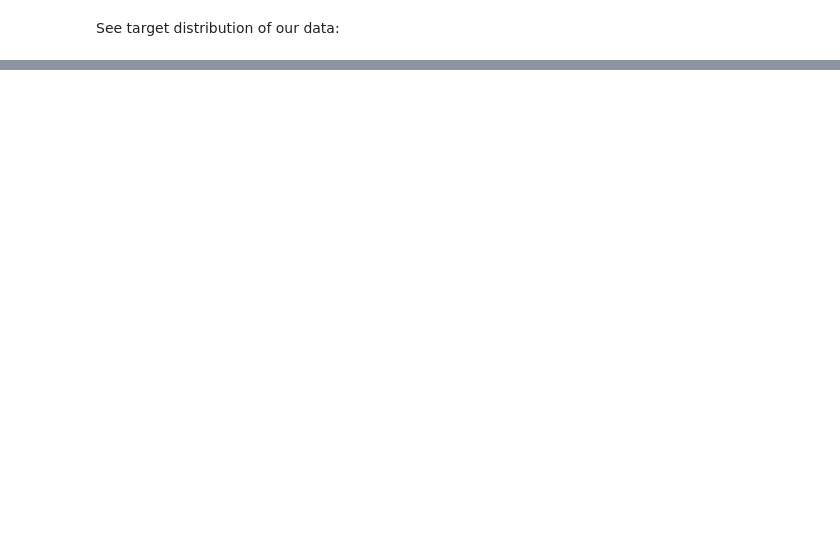
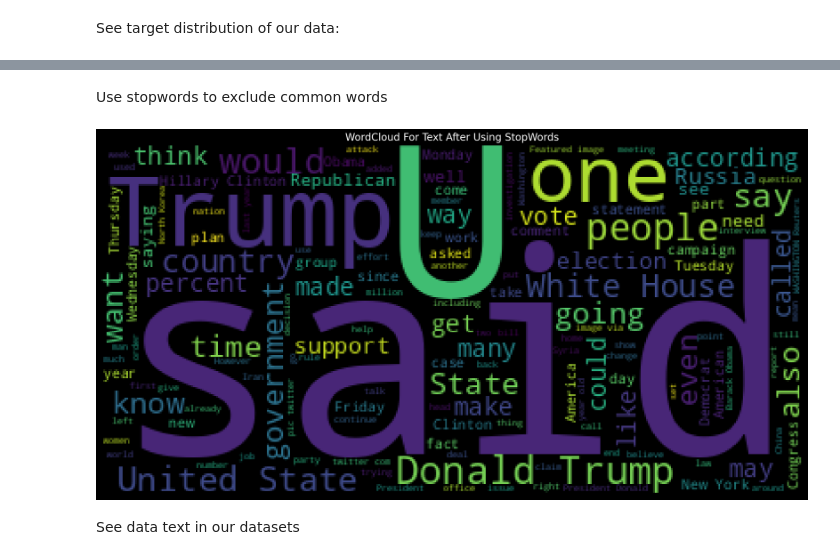
Before and after one commit to xRomory/CCMACLRL_COM231ML_PROJECT, a Jupyter notebook: fake_news/fake_news_detection.ipynb, the cells around one changed output, grey strips where cells are left out. Saved outputs shown, nothing was run; the diff lists cells and outputs as text; code cells hidden in the pictures; blank space fills up the shorter version.

```diff
--- a/fake_news/fake_news_detection.ipynb
+++ b/fake_news/fake_news_detection.ipynb
@@ -165,0 +222,3 @@ plt.show()
+# %%
+data.drop_duplicates(inplace=True)
+data.duplicated().sum()
@@ -165,0 +242,17 @@ plt.show()
+# %% [markdown]
+Use stopwords to exclude common words
+# %%
+plt.figure(figsize=(25, 15))
+plt.imshow(
+    WordCloud(
+        background_color='black',
+        stopwords=set(stopwords.words('english'))
+    ).generate(" ".join(data.text))
+)
+plt.axis("off")
+plt.title("WordCloud For Text After Using StopWords", fontsize=20)
+plt.show()
+# %% [output]
+[figure, added]
+# %% [markdown]
+See data text in our datasets
```
Also changed, not shown: parts of 41 cells of this notebook.
